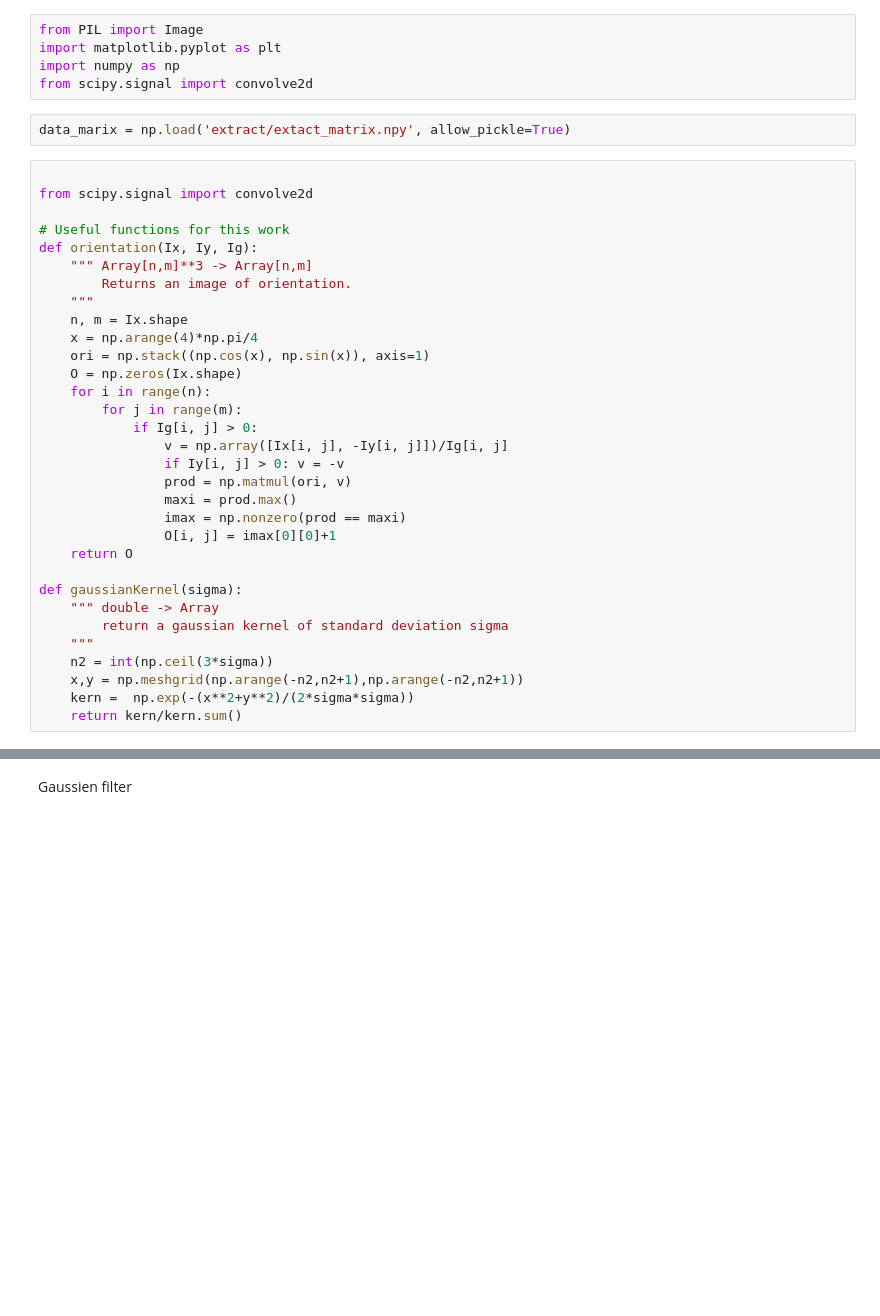
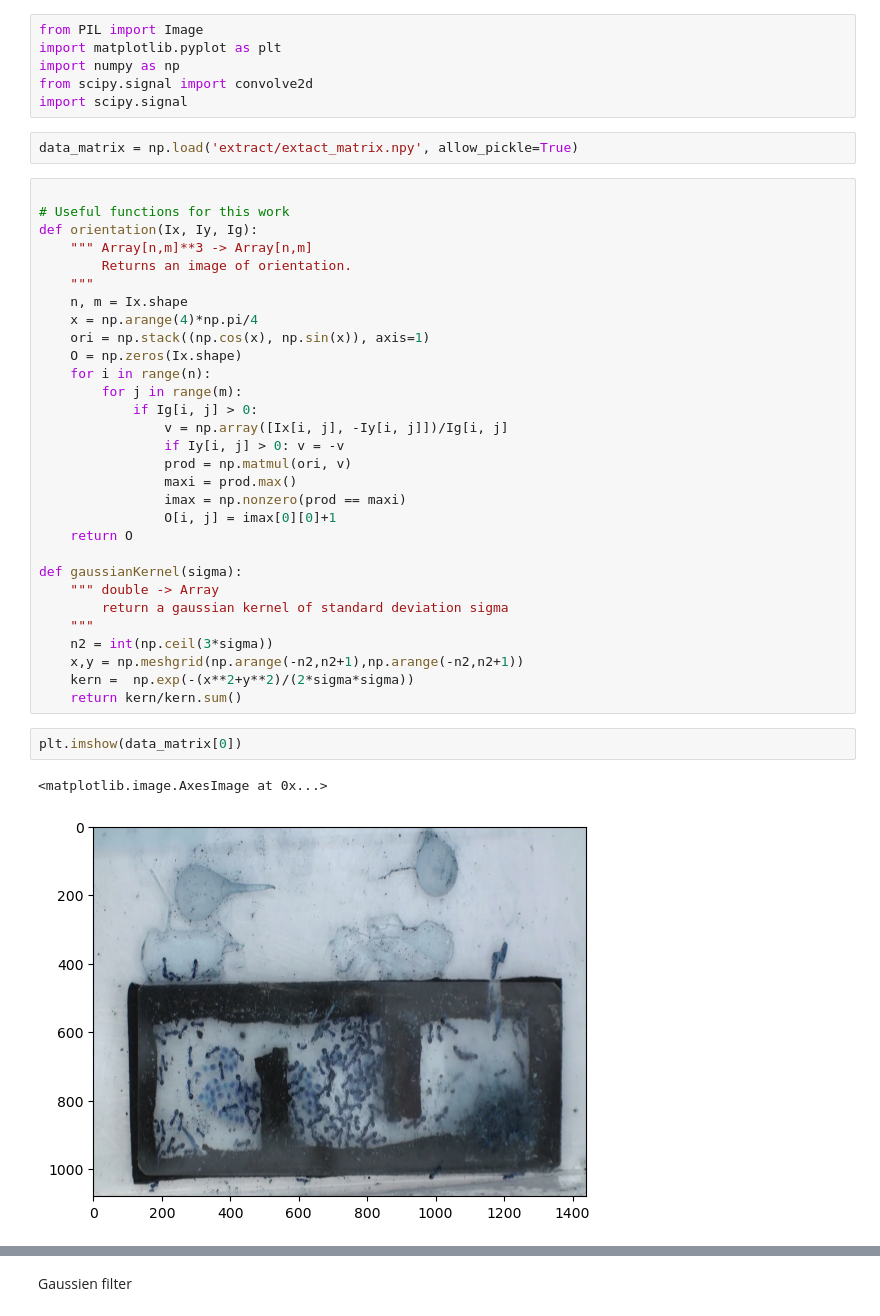
Before and after one commit to yuanyuanzo/DAC_Projet, a Jupyter notebook: PLDAC/extract_fourmis.ipynb, the cells around one changed output, grey strips where cells are left out. Cells and saved outputs as stored; diff of their text form; blank space fills up the shorter version.

```diff
--- a/PLDAC/extract_fourmis.ipynb
+++ b/PLDAC/extract_fourmis.ipynb
@@ -3,11 +3,10 @@ from PIL import Image
 import matplotlib.pyplot as plt
 import numpy as np
 from scipy.signal import convolve2d
+import scipy.signal
 # %%
-data_marix = np.load('extract/extact_matrix.npy', allow_pickle=True)
+data_matrix = np.load('extract/extact_matrix.npy', allow_pickle=True)
 # %%
-
-from scipy.signal import convolve2d
 
 # Useful functions for this work
 def orientation(Ix, Iy, Ig):
@@ -37,5 +36,10 @@ def gaussianKernel(sigma):
     x,y = np.meshgrid(np.arange(-n2,n2+1),np.arange(-n2,n2+1))
     kern =  np.exp(-(x**2+y**2)/(2*sigma*sigma))
     return kern/kern.sum()
+# %%
+plt.imshow(data_matrix[0])
+# %% [output]
+<matplotlib.image.AxesImage at 0x...>
+[figure, added]
 # %%
 #data_marix_gray=np.mean(data_marix,axis=3)
```
Also changed, not shown: parts of 25 cells of this notebook, 2 other files.
